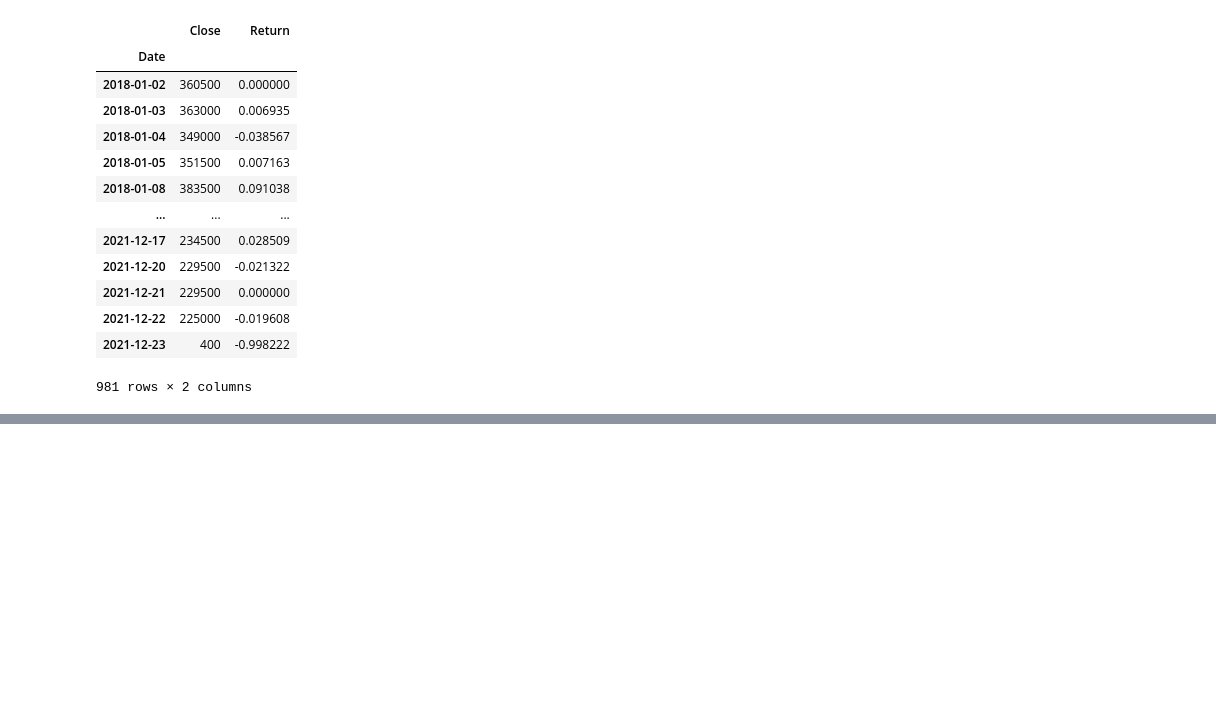
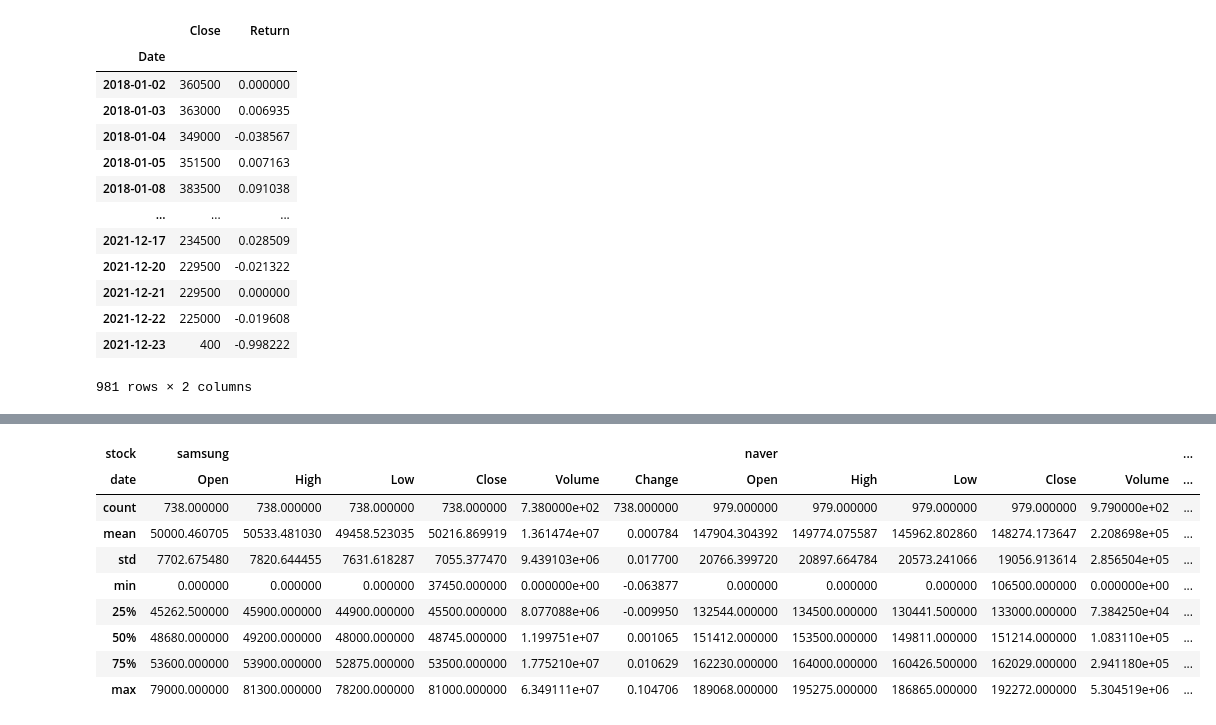
Before and after one commit to JeongYujae/Pandas_10Y-RATE_ETF_DATA, a Jupyter notebook: 데이터프레임 수업정리.ipynb, the cells around one changed output, grey strips where cells are left out. Saved outputs shown, nothing was run; the diff lists cells and outputs as text; code cells hidden in the pictures; blank space fills up the shorter version.

```diff
--- a/데이터프레임 수업정리.ipynb
+++ b/데이터프레임 수업정리.ipynb
@@ -190,0 +362,13 @@ See the caveats in the documentation: https://pandas.pydata.org/pandas-docs/stab
+# %%
+df.describe()
+# %% [output]
+| stock | samsung |  |  |  |  |  | naver |  |  |  |  | ... |
+| date | Open | High | Low | Close | Volume | Change | Open | High | Low | Close | Volume | ... |
+| count | 738.000000 | 738.000000 | 738.000000 | 738.000000 | 7.380000e+02 | 738.000000 | 979.000000 | 979.000000 | 979.000000 | 979.000000 | 9.790000e+02 | ... |
+| mean | 50000.460705 | 50533.481030 | 49458.523035 | 50216.869919 | 1.361474e+07 | 0.000784 | 147904.304392 | 149774.075587 | 145962.802860 | 148274.173647 | 2.208698e+05 | ... |
+| std | 7702.675480 | 7820.644455 | 7631.618287 | 7055.377470 | 9.439103e+06 | 0.017700 | 20766.399720 | 20897.664784 | 20573.241066 | 19056.913614 | 2.856504e+05 | ... |
+| min | 0.000000 | 0.000000 | 0.000000 | 37450.000000 | 0.000000e+00 | -0.063877 | 0.000000 | 0.000000 | 0.000000 | 106500.000000 | 0.000000e+00 | ... |
+| 25% | 45262.500000 | 45900.000000 | 44900.000000 | 45500.000000 | 8.077088e+06 | -0.009950 | 132544.000000 | 134500.000000 | 130441.500000 | 133000.000000 | 7.384250e+04 | ... |
+| 50% | 48680.000000 | 49200.000000 | 48000.000000 | 48745.000000 | 1.199751e+07 | 0.001065 | 151412.000000 | 153500.000000 | 149811.000000 | 151214.000000 | 1.083110e+05 | ... |
+| 75% | 53600.000000 | 53900.000000 | 52875.000000 | 53500.000000 | 1.775210e+07 | 0.010629 | 162230.000000 | 164000.000000 | 160426.500000 | 162029.000000 | 2.941180e+05 | ... |
+| max | 79000.000000 | 81300.000000 | 78200.000000 | 81000.000000 | 6.349111e+07 | 0.104706 | 189068.000000 | 195275.000000 | 186865.000000 | 192272.000000 | 5.304519e+06 | ... |
```
Also changed, not shown: parts of 38 cells of this notebook, 1 other file.
